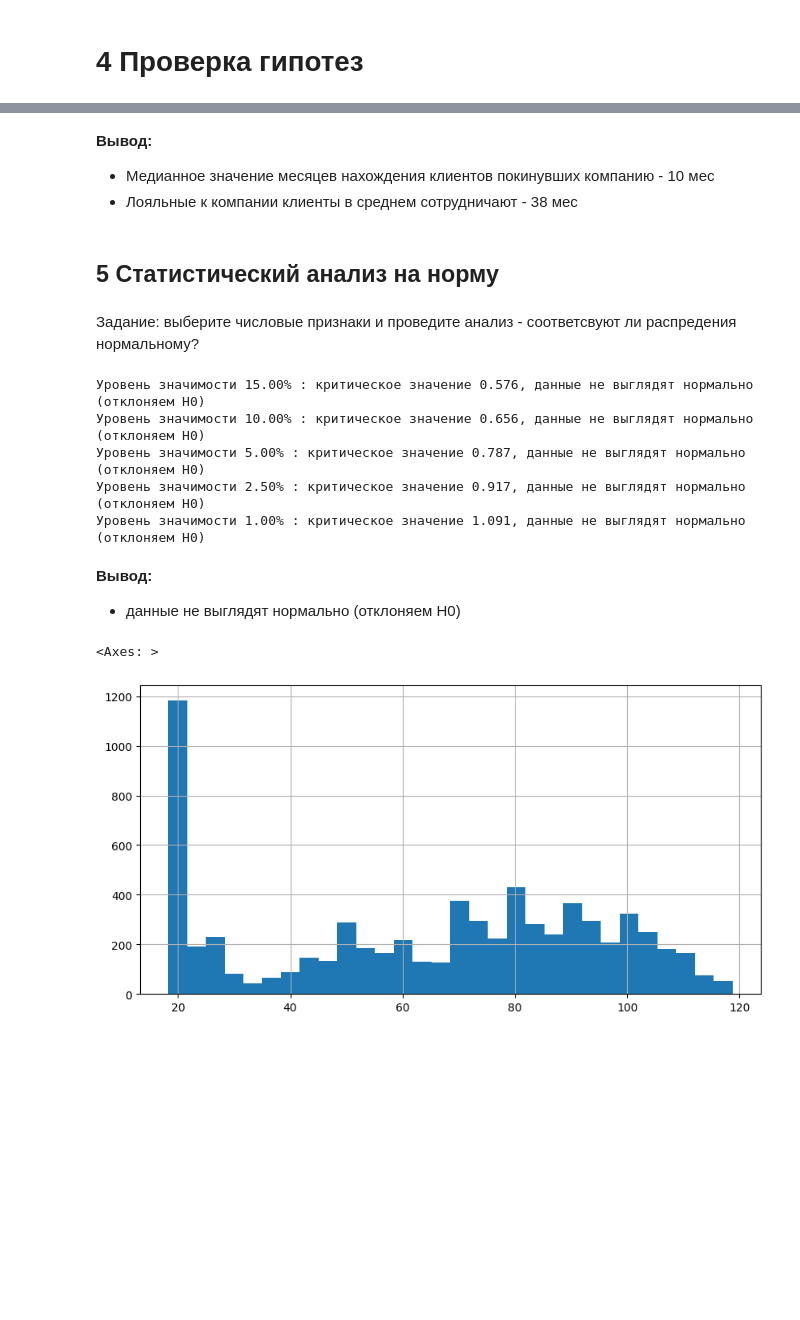
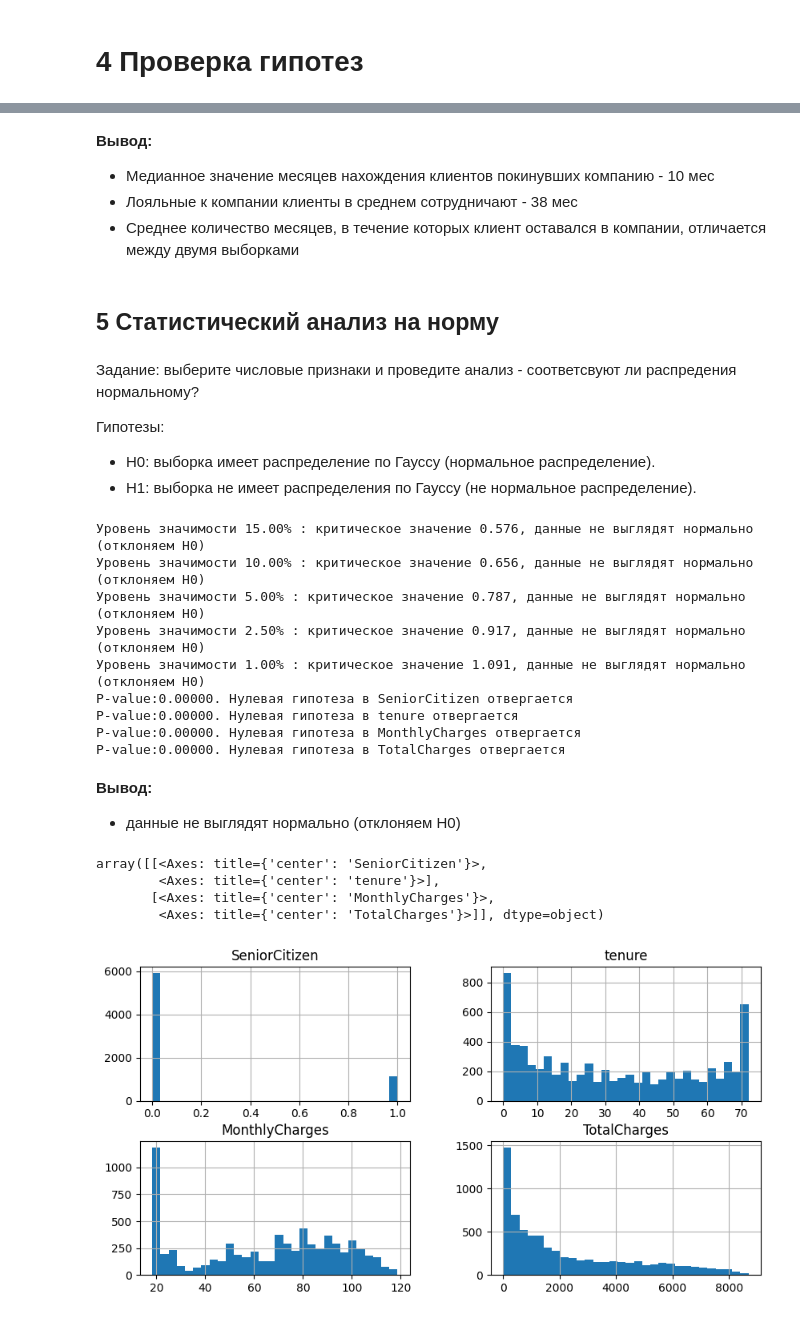
Before and after one commit to webruslanmir/DS_lesson, a Jupyter notebook: L1.6/1.6 Stat_BASE_for_stud.ipynb, the cells around one changed output, grey strips where cells are left out. Saved outputs shown, nothing was run; the diff lists cells and outputs as text; code cells hidden in the pictures; blank space fills up the shorter version.

```diff
--- a/L1.6/1.6 Stat_BASE_for_stud.ipynb
+++ b/L1.6/1.6 Stat_BASE_for_stud.ipynb
@@ -231,6 +231,7 @@ Churn             7043      2                No  5174
 # %% [markdown]
 Предобработайте датасет - проверьте на наличие дубликатов и удалите, если они есть.
 # %%
-df_not_duplicates = df.drop_duplicates()
-display(df_not_duplicates)
+print(f'Количество дубликатов строк: {df.duplicated().sum()}')
+df = df.drop_duplicates()
+# display(df)
 # %% [output]
@@ -426,10 +450,16 @@ display(df.groupby(by=['Churn'], as_index=False).agg(tenure_median=('tenure', 'm
 **Вывод:**
 * Медианное значение месяцев нахождения клиентов покинувших компанию - 10 мес
 * Лояльные к компании клиенты в среднем сотрудничают - 38 мес
+* Cреднее количество месяцев, в течение которых клиент оставался в компании, отличается между двумя выборками
 # %% [markdown]
 ## 5 Статистический анализ на норму
 # %% [markdown]
 Задание: выберите числовые признаки и проведите анализ - соответсвуют ли распредения нормальному?
+
+Гипотезы:
+
+* H0: выборка имеет распределение по Гауссу (нормальное распределение).
+* H1: выборка не имеет распределения по Гауссу (не нормальное распределение).
 # %%
 result = stats.anderson(df['MonthlyCharges'])
 
@@ -440,18 +470,35 @@ for i in range(len(result.critical_values)):
         print(f'Уровень значимости {sl:.2f}% : критическое значение {cv:.3f}, данные выглядят нормально (не удается отклонить H0)')
     else:
         print(f'Уровень значимости {sl:.2f}% : критическое значение {cv:.3f}, данные не выглядят нормально (отклоняем H0)')
-# display(p_value)
+
+
+_, pvalue_senior_citizen = stats.shapiro(df.SeniorCitizen)
+_, pvalue_tenure = stats.shapiro(df.tenure)
+_, pvalue_monthly_charges = stats.shapiro(df.MonthlyCharges)
+_, pvalue_total_charges = stats.shapiro(df.TotalCharges)
+
+print_result(pvalue_senior_citizen, 'SeniorCitizen')
+print_result(pvalue_tenure, 'tenure')
+print_result(pvalue_monthly_charges, 'MonthlyCharges')
+print_result(pvalue_total_charges, 'TotalCharges')
 # %% [output]
 Уровень значимости 15.00% : критическое значение 0.576, данные не выглядят нормально (отклоняем H0)
 Уровень значимости 10.00% : критическое значение 0.656, данные не выглядят нормально (отклоняем H0)
 Уровень значимости 5.00% : критическое значение 0.787, данные не выглядят нормально (отклоняем H0)
 Уровень значимости 2.50% : критическое значение 0.917, данные не выглядят нормально (отклоняем H0)
 Уровень значимости 1.00% : критическое значение 1.091, данные не выглядят нормально (отклоняем H0)
+P-value:0.00000. Нулевая гипотеза в SeniorCitizen отвергается
+P-value:0.00000. Нулевая гипотеза в tenure отвергается
+P-value:0.00000. Нулевая гипотеза в MonthlyCharges отвергается
+P-value:0.00000. Нулевая гипотеза в TotalCharges отвергается
 # %% [markdown]
 **Вывод:**
 * данные не выглядят нормально (отклоняем H0)
 # %%
-df['MonthlyCharges'].hist(bins=30, figsize=(10,5))
+df.hist(bins=30, figsize=(10,5))
 # %% [output]
-<Axes: >
+array([[<Axes: title={'center': 'SeniorCitizen'}>,
+        <Axes: title={'center': 'tenure'}>],
+       [<Axes: title={'center': 'MonthlyCharges'}>,
+        <Axes: title={'center': 'TotalCharges'}>]], dtype=object)
-[figure, old version]
+[figure, new version]
```
Also changed, not shown: parts of 4 cells of this notebook.
